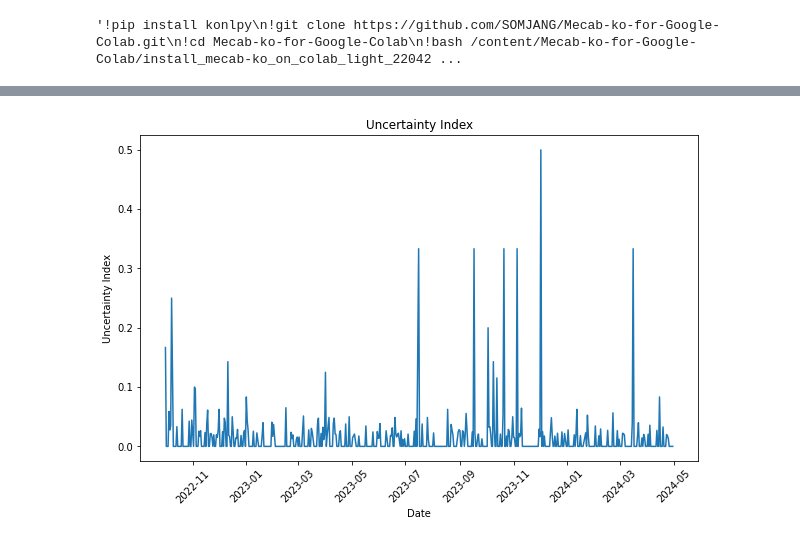
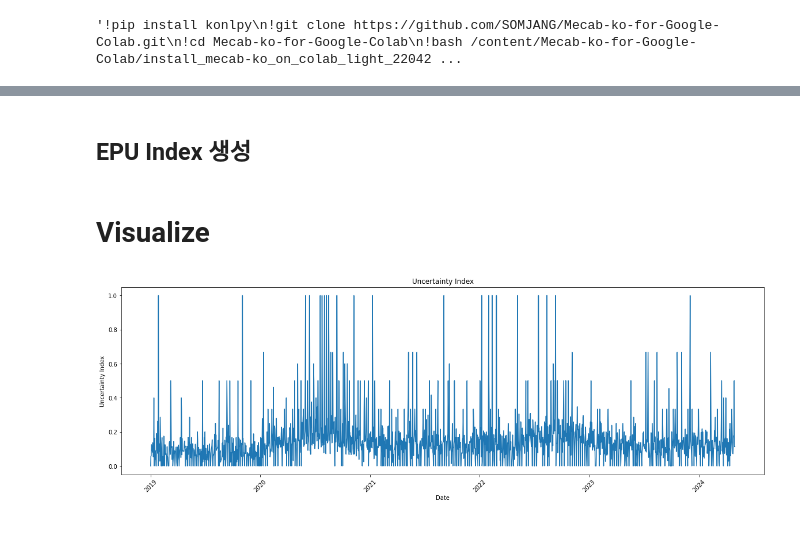
Before and after one commit to jo-cho/eitm, a Jupyter notebook: text_analysis/epic_epu.ipynb, the cells around one changed output, grey strips where cells are left out. Saved outputs shown, nothing was run; the diff lists cells and outputs as text; code cells hidden in the pictures.

```diff
--- a/text_analysis/epic_epu.ipynb
+++ b/text_analysis/epic_epu.ipynb
@@ -68,3 +57,9 @@ df
+# %%
+# '요약' 컬럼에 지정된 단어가 포함되어 있는지 확인하는 함수
+def contains_keyword(text):
+    if isinstance(text, str):  # Check if the entry is a string
+        return int(any(keyword in text for keyword in keywords))
+    return 0  # If not a string, return 0
 # %%
 data = df.copy()
 
@@ -81,18 +100,21 @@ data['불확실여부'] = data['요약'].apply(contains_keyword)
+# %%
+# '발간일' 컬럼을 datetime 형식으로 변환
+data['발간일'] = data['발간일'].apply(convert_to_datetime)
+
+# 필요 날짜만 고르자.
+data = data[(data['발간일'] >= '2019-01-01') & (data['발간일'] <= '2024-04-30')]
+# %% [markdown]
+## EPU Index 생성
 # %%
-# '발간일' 컬럼을 datetime 형식으로 변환
-data['발간일'] = pd.to_datetime(data['발간일'])
-data = data[(data['발간일'] >= '2022-10-01') & (data['발간일'] <= '2024-04-30')]
+def daily_epu(data):
+    # 일별로 자료 총 건수와 불확실여부가 1인 자료 건수를 구함
+    daily_counts = data.groupby(data['발간일'].dt.date)['불확실여부'].agg(['count', 'sum'])
+    daily_counts.columns = ['total_count', 'uncertainty_count']
 
-# 일별로 자료 총 건수와 불확실여부가 1인 자료 건수를 구함
-daily_counts = data.groupby(data['발간일'].dt.date)['불확실여부'].agg(['count', 'sum'])
-daily_counts.columns = ['total_count', 'uncertainty_count']
+    # 불확실도 계산 (불확실여부가 1인 자료 건수 / 총 자료 건수)
+    daily_counts['불확실도'] = daily_counts['uncertainty_count'] / daily_counts['total_count']
 
-# 불확실도 계산 (불확실여부가 1인 자료 건수 / 총 자료 건수)
-daily_counts['불확실도'] = daily_counts['uncertainty_count'] / daily_counts['total_count']
-
-# 1) 불확실도를 계산한 데이터프레임을 날짜를 인덱스로 설정
-daily_uncertainty_index = daily_counts['불확실도']
-
-# 2) 불확실건수로
-#daily_uncertainty_index = daily_counts['uncertainty_count']
+    # 1) 불확실도를 계산한 데이터프레임을 날짜를 인덱스로 설정
+    daily_uncertainty_index = daily_counts['불확실도']
+    return daily_uncertainty_index
 # %%
@@ -108,15 +132,20 @@ monthly_uncertainty_index = monthly_counts['불확실도']
 # 2) 불확실건수로
 # monthly_uncertainty_index = monthly_counts['uncertainty_count']
+# %%
+daily_uncertainty_index = daily_epu(data)
+monthly_uncertainty_index = monthly_epu(data)
+# %% [markdown]
+# Visualize
 # %%
 # 선 그래프 그리기
-plt.figure(figsize=(10, 6))
+plt.figure(figsize=(20, 6))
 daily_uncertainty_index.plot()
 plt.title('Uncertainty Index')
 plt.xlabel('Date')
 plt.ylabel('Uncertainty Index')
 plt.xticks(rotation=45)
 plt.show()
 # %% [output]
-[figure, old version]
+[figure, new version]
 # %%
 # 선 그래프 그리기
```
Also changed, not shown: parts of 17 cells of this notebook.
